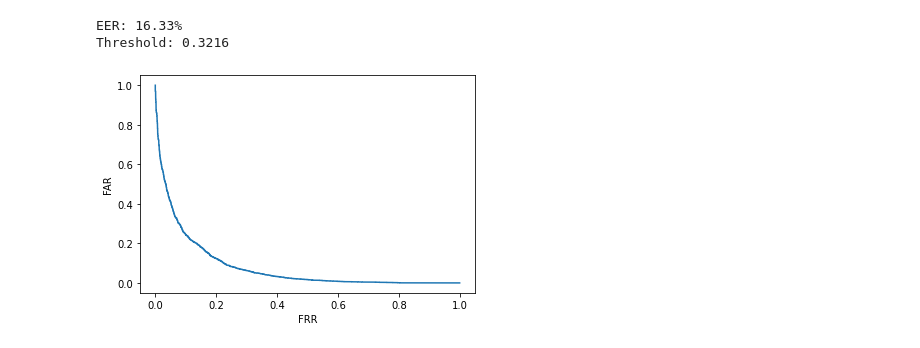
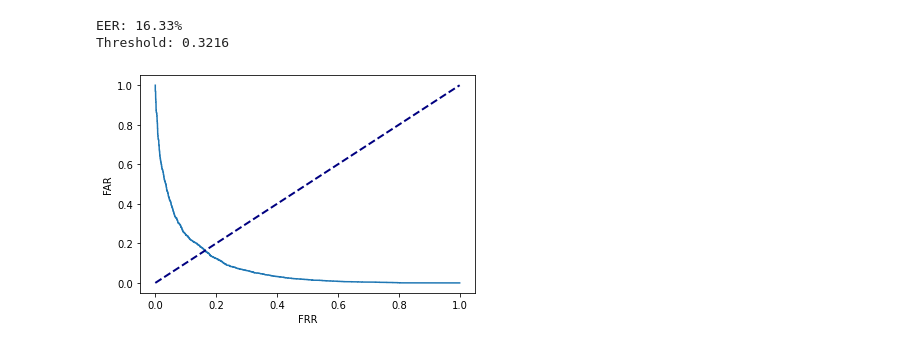
Before and after one commit to akuzdeuov/oz-face-verification-task, a Jupyter notebook: lfw_evaluate.ipynb, the cells around one changed output. Drawn from its saved outputs; the diff is of its cells as text; code cells hidden in the pictures.

```diff
--- a/lfw_evaluate.ipynb
+++ b/lfw_evaluate.ipynb
@@ -215,12 +215,13 @@ Threshold: 0.3216
 # %%
 # plot fpr vs tpr
 fnr = 1 - tpr
 
 fig = plt.figure()
 plt.plot(fnr, fpr)
+plt.plot([0, 1], [0, 1], color='navy', lw=2, linestyle='--')
 plt.xlabel('FRR')
 plt.ylabel('FAR')
 plt.show()
 fig.savefig("far_fpr.png", dpi=fig.dpi)
 # %% [output]
-[figure, old version]
+[figure, new version]
```
